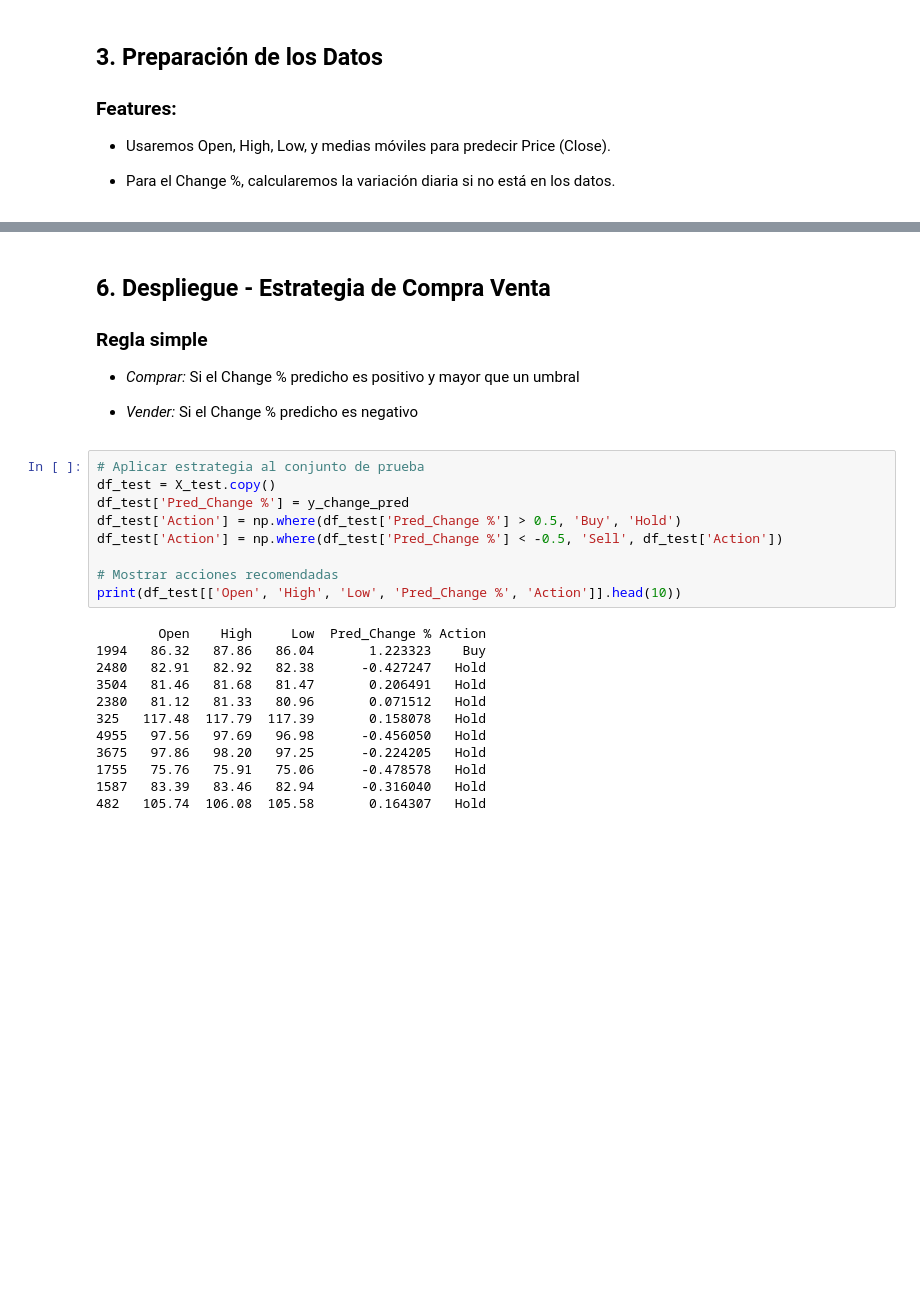
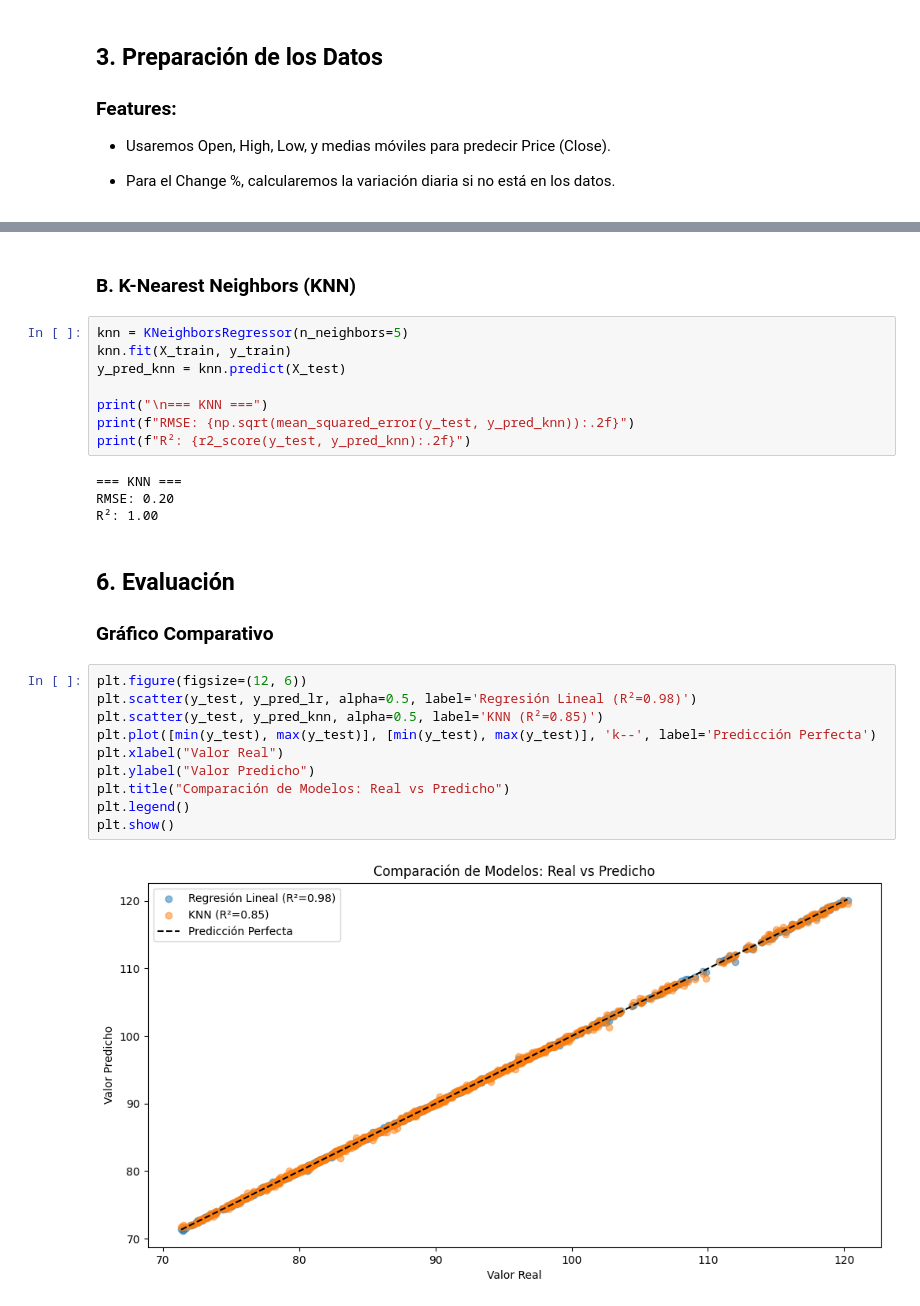
Before and after one commit to LuckyCaves/MineriaDatos, a Jupyter notebook: Proyecto.ipynb, the cells around one changed output, grey strips where cells are left out. Saved outputs shown, nothing was run; the diff lists cells and outputs as text; blank space fills up the shorter version.

```diff
--- a/Proyecto.ipynb
+++ b/Proyecto.ipynb
@@ -147,29 +139,30 @@ plt.show()
+# %% [markdown]
+### B. K-Nearest Neighbors (KNN)
+# %%
+knn = KNeighborsRegressor(n_neighbors=5)
+knn.fit(X_train, y_train)
+y_pred_knn = knn.predict(X_test)
+
+print("\n=== KNN ===")
+print(f"RMSE: {np.sqrt(mean_squared_error(y_test, y_pred_knn)):.2f}")
+print(f"R²: {r2_score(y_test, y_pred_knn):.2f}")
+# %% [output]
+=== KNN ===
+RMSE: 0.20
+R²: 1.00
 # %% [markdown]
-## 6. Despliegue - Estrategia de Compra Venta
+## 6. Evaluación
 
-### Regla simple
-
-- *Comprar:* Si el Change % predicho es positivo y mayor que un umbral
-
-- *Vender:* Si el Change % predicho es negativo
+### Gráfico Comparativo
 # %%
-# Aplicar estrategia al conjunto de prueba
-df_test = X_test.copy()
-df_test['Pred_Change %'] = y_change_pred
-df_test['Action'] = np.where(df_test['Pred_Change %'] > 0.5, 'Buy', 'Hold')
-df_test['Action'] = np.where(df_test['Pred_Change %'] < -0.5, 'Sell', df_test['Action'])
-
-# Mostrar acciones recomendadas
-print(df_test[['Open', 'High', 'Low', 'Pred_Change %', 'Action']].head(10))
+plt.figure(figsize=(12, 6))
+plt.scatter(y_test, y_pred_lr, alpha=0.5, label='Regresión Lineal (R²=0.98)')
+plt.scatter(y_test, y_pred_knn, alpha=0.5, label='KNN (R²=0.85)')
+plt.plot([min(y_test), max(y_test)], [min(y_test), max(y_test)], 'k--', label='Predicción Perfecta')
+plt.xlabel("Valor Real")
+plt.ylabel("Valor Predicho")
+plt.title("Comparación de Modelos: Real vs Predicho")
+plt.legend()
+plt.show()
 # %% [output]
-        Open    High     Low  Pred_Change % Action
-1994   86.32   87.86   86.04       1.223323    Buy
-2480   82.91   82.92   82.38      -0.427247   Hold
-3504   81.46   81.68   81.47       0.206491   Hold
-2380   81.12   81.33   80.96       0.071512   Hold
-325   117.48  117.79  117.39       0.158078   Hold
-4955   97.56   97.69   96.98      -0.456050   Hold
-3675   97.86   98.20   97.25      -0.224205   Hold
-1755   75.76   75.91   75.06      -0.478578   Hold
-1587   83.39   83.46   82.94      -0.316040   Hold
-482   105.74  106.08  105.58       0.164307   Hold
+[figure, added]
```
Also changed, not shown: parts of 18 cells of this notebook.
